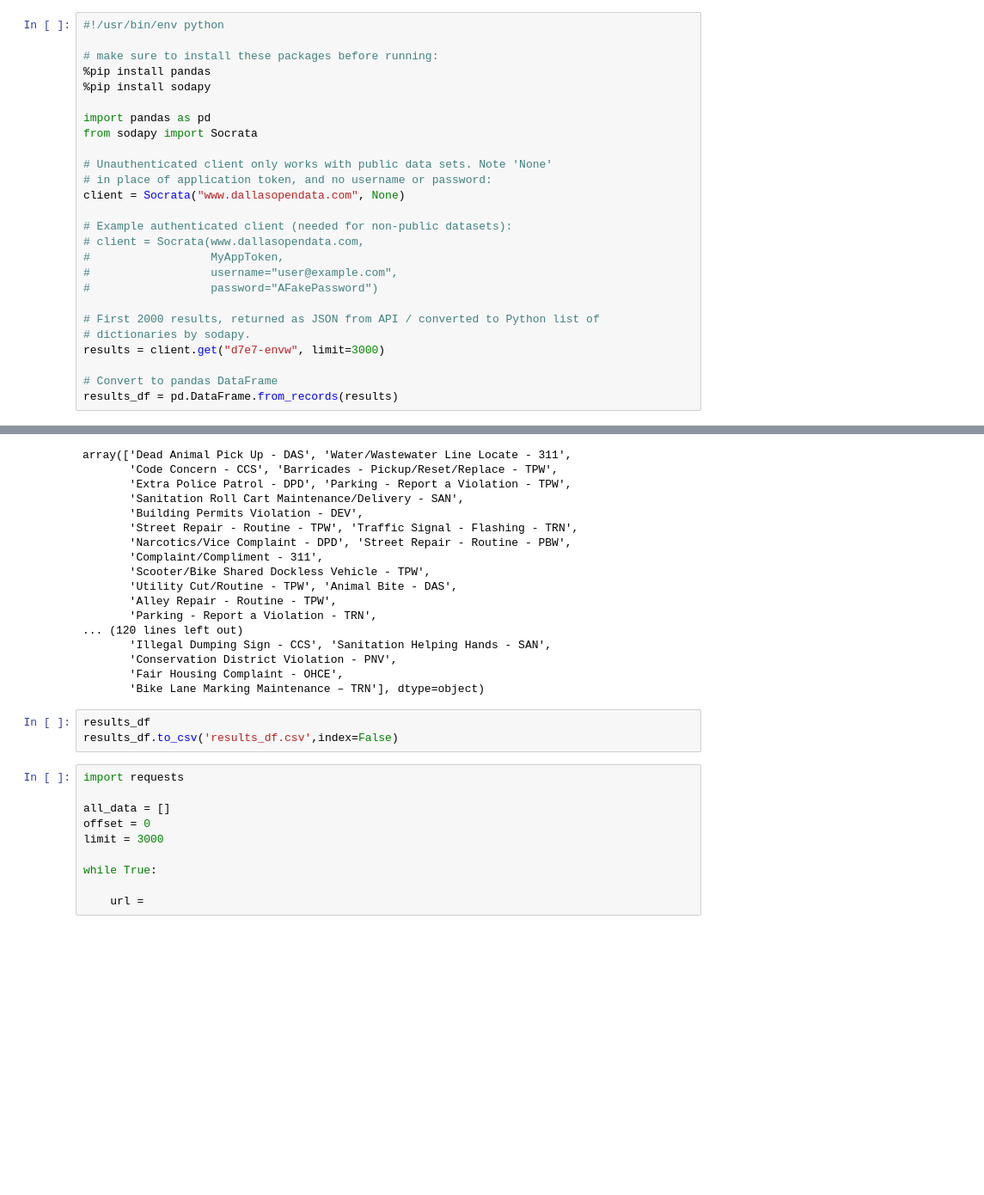
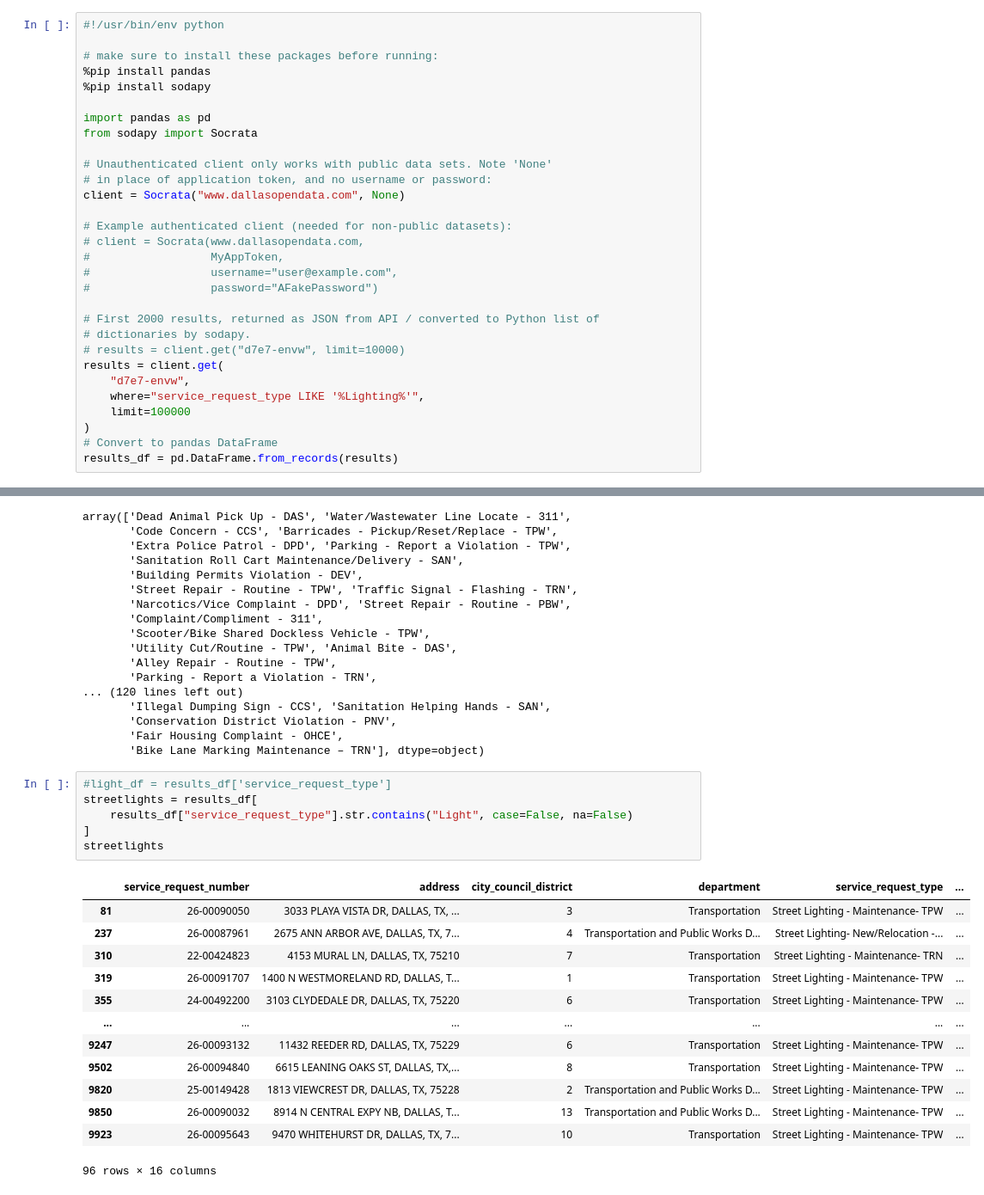
Before and after one commit to ratraverfallick/Hackathon_REU2026_Group4, a Jupyter notebook: lightdata.ipynb, the cells around one changed output, grey strips where cells are left out. Shown at 86% size. Cells and saved outputs as stored; diff of their text form; blank space fills up the shorter version.

Commit message:
light data csv

```diff
--- a/lightdata.ipynb
+++ b/lightdata.ipynb
@@ -20,8 +22,12 @@ client = Socrata("www.dallasopendata.com", None)
 
 # First 2000 results, returned as JSON from API / converted to Python list of
 # dictionaries by sodapy.
-results = client.get("d7e7-envw", limit=3000)
-
+# results = client.get("d7e7-envw", limit=10000)
+results = client.get(
+    "d7e7-envw",
+    where="service_request_type LIKE '%Lighting%'",
+    limit=100000
+)
 # Convert to pandas DataFrame
 results_df = pd.DataFrame.from_records(results)
 # %% [output]
@@ -94,16 +103,23 @@ array(['Dead Animal Pick Up - DAS', 'Water/Wastewater Line Locate - 311',
        'Conservation District Violation - PNV',
        'Fair Housing Complaint - OHCE',
        'Bike Lane Marking Maintenance – TRN'], dtype=object)
-# %%
-results_df
-results_df.to_csv('results_df.csv',index=False)
-# %%
-import requests
-
-all_data = []
-offset = 0
-limit = 3000
-
-while True:
-
-    url =
+# %%
+#light_df = results_df['service_request_type']
+streetlights = results_df[
+    results_df["service_request_type"].str.contains("Light", case=False, na=False)
+]
+streetlights
+# %% [output]
+|  | service_request_number | address | city_council_district | department | service_request_type | ... |
+| 81 | 26-00090050 | 3033 PLAYA VISTA DR, DALLAS, TX, ... | 3 | Transportation | Street Lighting - Maintenance- TPW | ... |
+| 237 | 26-00087961 | 2675 ANN ARBOR AVE, DALLAS, TX, 7... | 4 | Transportation and Public Works D... | Street Lighting- New/Relocation -... | ... |
+| 310 | 22-00424823 | 4153 MURAL LN, DALLAS, TX, 75210 | 7 | Transportation | Street Lighting - Maintenance- TRN | ... |
+| 319 | 26-00091707 | 1400 N WESTMORELAND RD, DALLAS, T... | 1 | Transportation | Street Lighting - Maintenance- TPW | ... |
+| 355 | 24-00492200 | 3103 CLYDEDALE DR, DALLAS, TX, 75220 | 6 | Transportation | Street Lighting - Maintenance- TPW | ... |
+| ... | ... | ... | ... | ... | ... | ... |
+| 9247 | 26-00093132 | 11432 REEDER RD, DALLAS, TX, 75229 | 6 | Transportation | Street Lighting - Maintenance- TPW | ... |
+| 9502 | 26-00094840 | 6615 LEANING OAKS ST, DALLAS, TX,... | 8 | Transportation | Street Lighting - Maintenance- TPW | ... |
+| 9820 | 25-00149428 | 1813 VIEWCREST DR, DALLAS, TX, 75228 | 2 | Transportation and Public Works D... | Street Lighting - Maintenance- TPW | ... |
+| 9850 | 26-00090032 | 8914 N CENTRAL EXPY NB, DALLAS, T... | 13 | Transportation and Public Works D... | Street Lighting - Maintenance- TPW | ... |
+| 9923 | 26-00095643 | 9470 WHITEHURST DR, DALLAS, TX, 7... | 10 | Transportation | Street Lighting - Maintenance- TPW | ... |
+96 rows × 16 columns
```
Also changed, not shown: parts of 7 cells of this notebook, 1 other file.
